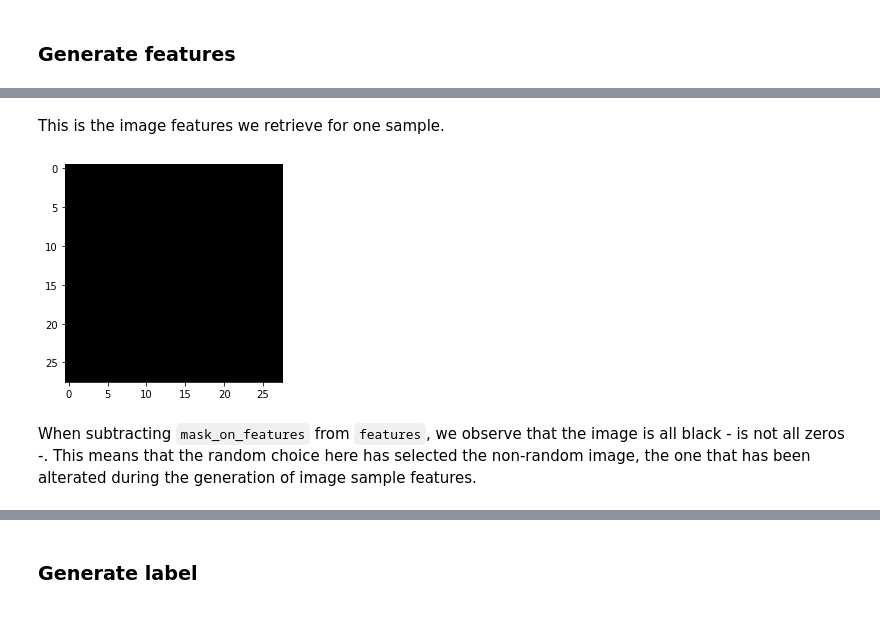
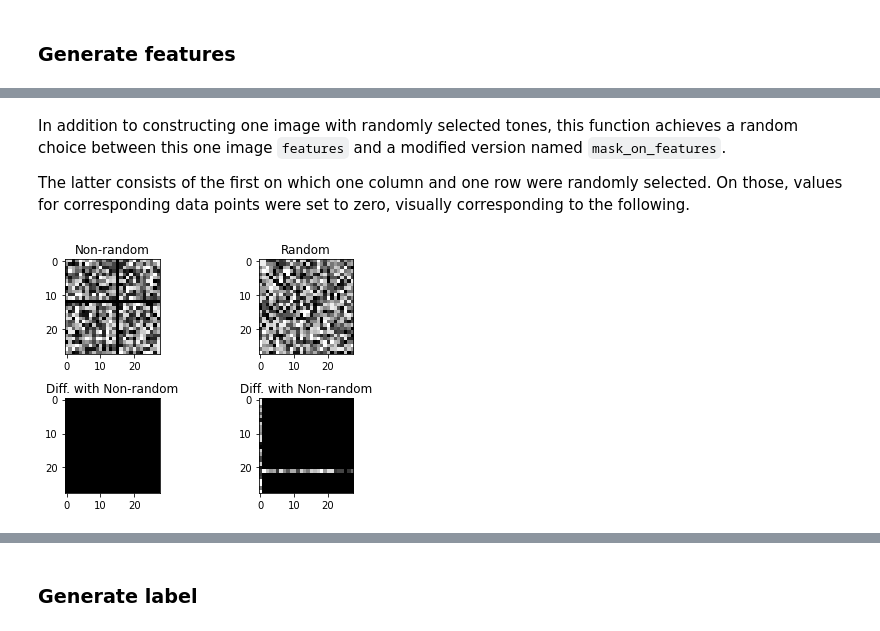
Before and after one commit to Synthaze/EpyNN, a Jupyter notebook: nnlive/dummy_image/prepare_dataset.ipynb, the cells around one changed output, grey strips where cells are left out. Cells and saved outputs as stored; diff of their text form; code cells hidden in the pictures.

```diff
--- a/nnlive/dummy_image/prepare_dataset.ipynb
+++ b/nnlive/dummy_image/prepare_dataset.ipynb
@@ -95,9 +105,23 @@ plt.show()
-# %% [markdown]
-This is the image features we retrieve for one sample.
-# %%
-plt.imshow(features - mask_on_features, cmap='gray')
-plt.show()
-# %% [output]
-[figure, removed]
-# %% [markdown]
-When subtracting ``mask_on_features`` from ``features``, we observe that the image is all black - is not all zeros -. This means that the random choice here has selected the non-random image, the one that has been alterated during the generation of image sample features.
+# %% [markdown]
+In addition to constructing one image with randomly selected tones, this function achieves a random choice between this one image ``features`` and a modified version named ``mask_on_features``.
+
+The latter consists of the first on which one column and one row were randomly selected. On those, values for corresponding data points were set to zero, visually corresponding to the following.
+# %%
+fig, ax = plt.subplots(2, 2)
+
+for i in range(2):
+
+    features, mask_on_features = features_image()
+
+    title = 'Random' if np.sum(features) != np.sum(mask_on_features) else 'Non-random'
+
+    ax[0, i].imshow(features, cmap='gray')
+    ax[0, i].set_title(title)
+
+    ax[1, i].imshow(features - mask_on_features, cmap='gray')
+    ax[1, i].set_title('Diff. with Non-random')
+
+plt.tight_layout()
+plt.show()
+# %% [output]
+[figure, added]
```
Also changed, not shown: parts of 19 cells of this notebook, 5 other files.
